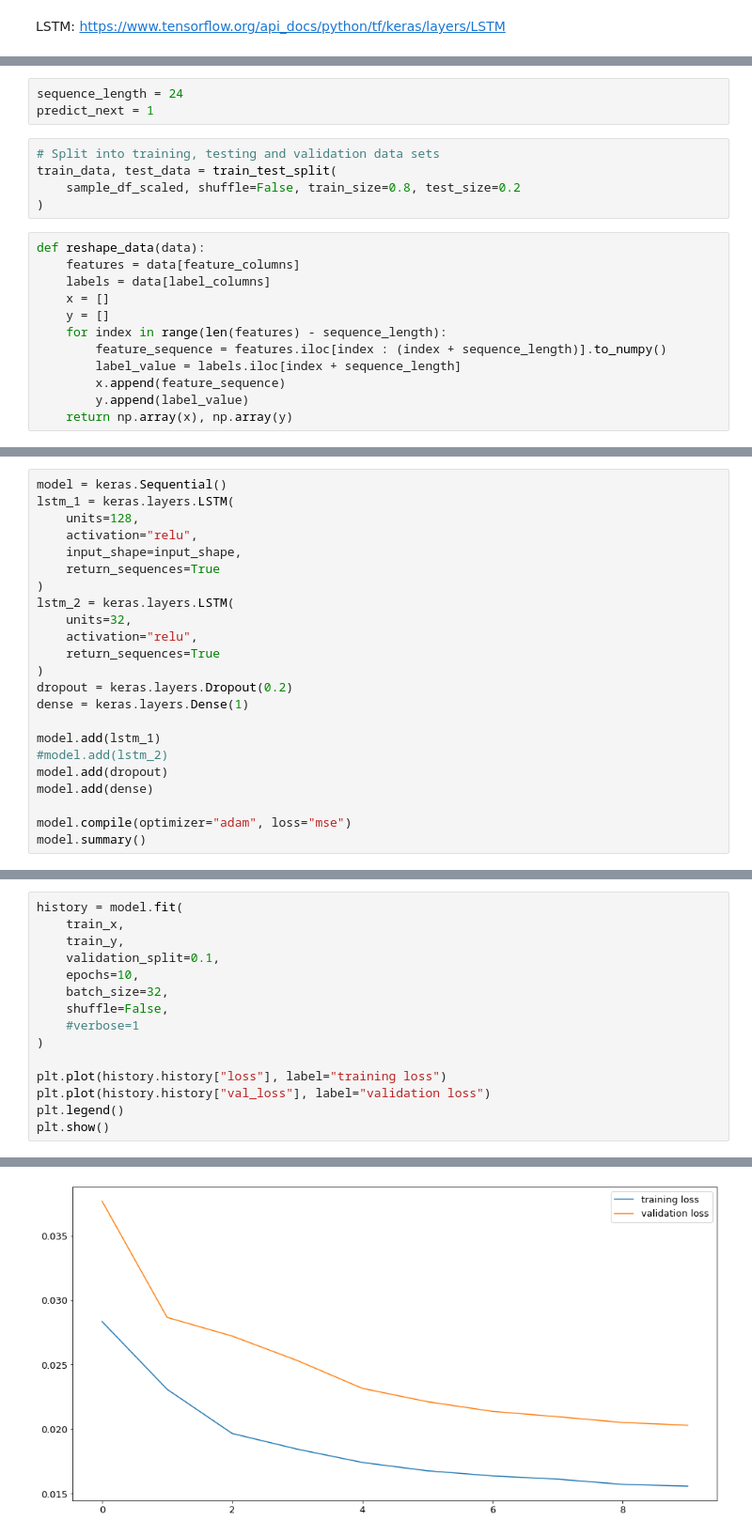
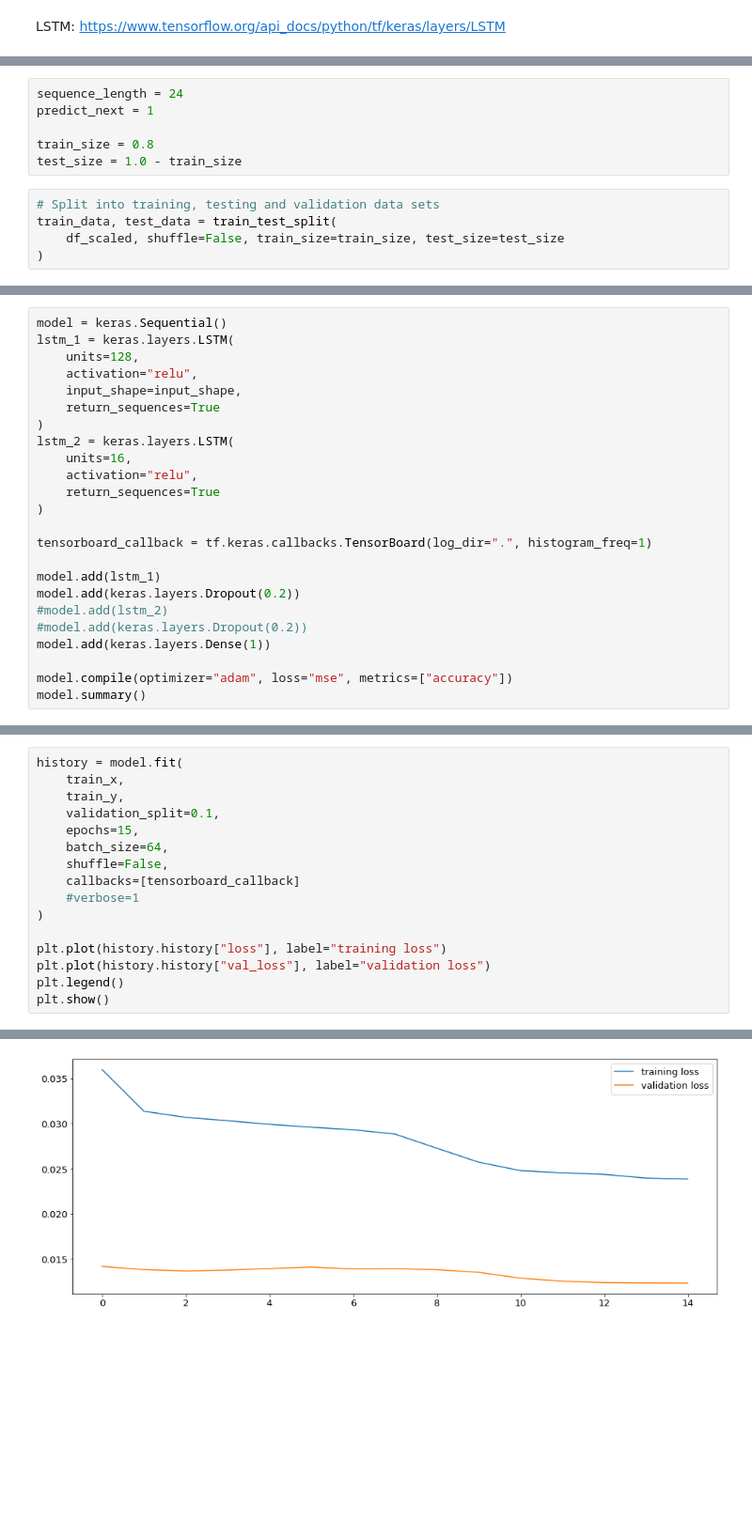
Before and after one commit to dorotheelaugwitz/master-thesis, a Jupyter notebook: prediction_rnn.ipynb, the cells around one changed output, grey strips where cells are left out. Shown at 94% size. Saved outputs shown, nothing was run; the diff lists cells and outputs as text; blank space fills up the shorter version.

```diff
--- a/prediction_rnn.ipynb
+++ b/prediction_rnn.ipynb
@@ -94,23 +150,14 @@ sample_df_scaled.head(3)
 # %%
 sequence_length = 24
 predict_next = 1
+
+train_size = 0.8
+test_size = 1.0 - train_size
 # %%
 # Split into training, testing and validation data sets
 train_data, test_data = train_test_split(
-    sample_df_scaled, shuffle=False, train_size=0.8, test_size=0.2
+    df_scaled, shuffle=False, train_size=train_size, test_size=test_size
 )
-# %%
-def reshape_data(data):
-    features = data[feature_columns]
-    labels = data[label_columns]
-    x = []
-    y = []
-    for index in range(len(features) - sequence_length):
-        feature_sequence = features.iloc[index : (index + sequence_length)].to_numpy()
-        label_value = labels.iloc[index + sequence_length]
-        x.append(feature_sequence)
-        y.append(label_value)
-    return np.array(x), np.array(y)
 # %%
 train_x, train_y = reshape_data(train_data)
 test_x, test_y = reshape_data(test_data)
@@ -134,18 +181,19 @@ lstm_1 = keras.layers.LSTM(
     return_sequences=True
 )
 lstm_2 = keras.layers.LSTM(
-    units=32,
+    units=16,
     activation="relu",
     return_sequences=True
 )
-dropout = keras.layers.Dropout(0.2)
-dense = keras.layers.Dense(1)
+
+tensorboard_callback = tf.keras.callbacks.TensorBoard(log_dir=".", histogram_freq=1)
 
 model.add(lstm_1)
+model.add(keras.layers.Dropout(0.2))
 #model.add(lstm_2)
-model.add(dropout)
-model.add(dense)
+#model.add(keras.layers.Dropout(0.2))
+model.add(keras.layers.Dense(1))
 
-model.compile(optimizer="adam", loss="mse")
+model.compile(optimizer="adam", loss="mse", metrics=["accuracy"])
 model.summary()
 # %% [output]
@@ -168,9 +216,10 @@ history = model.fit(
     train_x,
     train_y,
     validation_split=0.1,
-    epochs=10,
-    batch_size=32,
+    epochs=15,
+    batch_size=64,
     shuffle=False,
+    callbacks=[tensorboard_callback]
     #verbose=1
 )
 
@@ -202,4 +248,4 @@ Epoch 10/10
-[figure, old version]
+[figure, new version]
 # %%
 scaled_predictions = model.predict(test_x)
 
```
Also changed, not shown: parts of 20 cells of this notebook, 7 other files.
